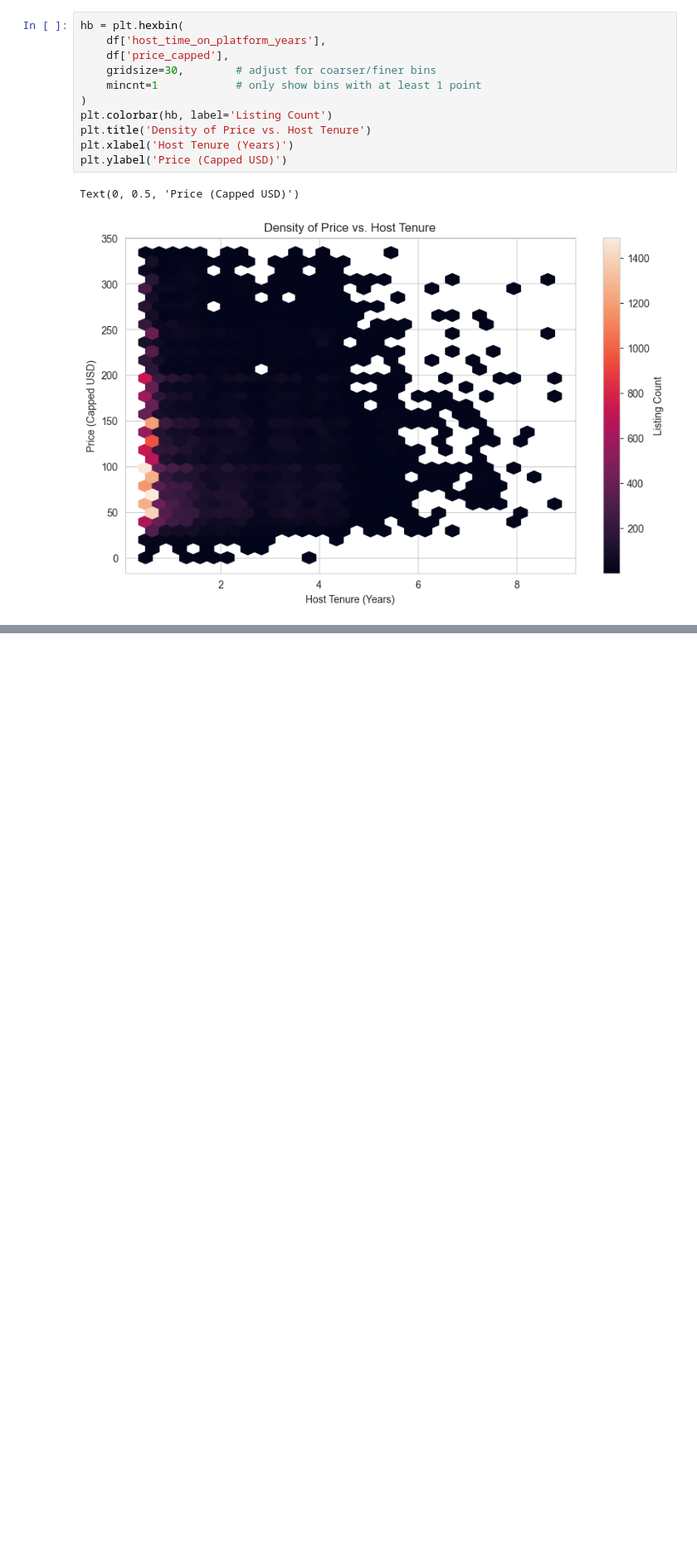
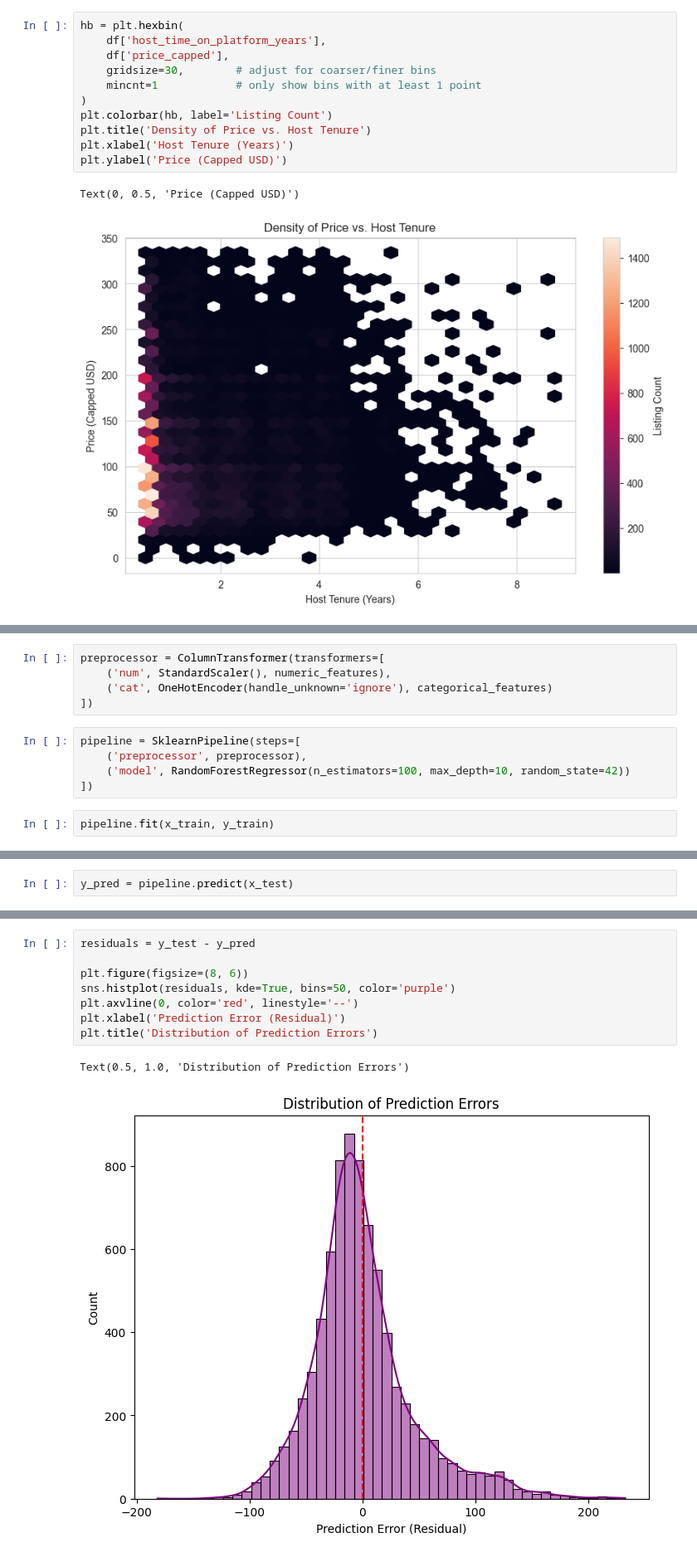
Before and after one commit to ys09123/airbnb-dataset-analysis, a Jupyter notebook: airbnb.ipynb, the cells around one changed output, grey strips where cells are left out. Shown: that part at 83% size. Drawn from its saved outputs; the diff is of its cells as text; blank space fills up the shorter version.

Commit message:
Predictions done

```diff
--- a/airbnb.ipynb
+++ b/airbnb.ipynb
@@ -352,0 +368,12 @@ Text(0, 0.5, 'Price (Capped USD)')
+# %%
+preprocessor = ColumnTransformer(transformers=[
+    ('num', StandardScaler(), numeric_features),
+    ('cat', OneHotEncoder(handle_unknown='ignore'), categorical_features)
+])
+# %%
+pipeline = SklearnPipeline(steps=[
+    ('preprocessor', preprocessor),
+    ('model', RandomForestRegressor(n_estimators=100, max_depth=10, random_state=42))
+])
+# %%
+pipeline.fit(x_train, y_train)
@@ -352,0 +395,2 @@ Text(0, 0.5, 'Price (Capped USD)')
+# %%
+y_pred = pipeline.predict(x_test)
@@ -352,0 +433,11 @@ Text(0, 0.5, 'Price (Capped USD)')
+# %%
+residuals = y_test - y_pred
+
+plt.figure(figsize=(8, 6))
+sns.histplot(residuals, kde=True, bins=50, color='purple')
+plt.axvline(0, color='red', linestyle='--')
+plt.xlabel('Prediction Error (Residual)')
+plt.title('Distribution of Prediction Errors')
+# %% [output]
+Text(0.5, 1.0, 'Distribution of Prediction Errors')
+[figure, added]
```
Also changed, not shown: parts of 22 cells of this notebook, 1 other file.
